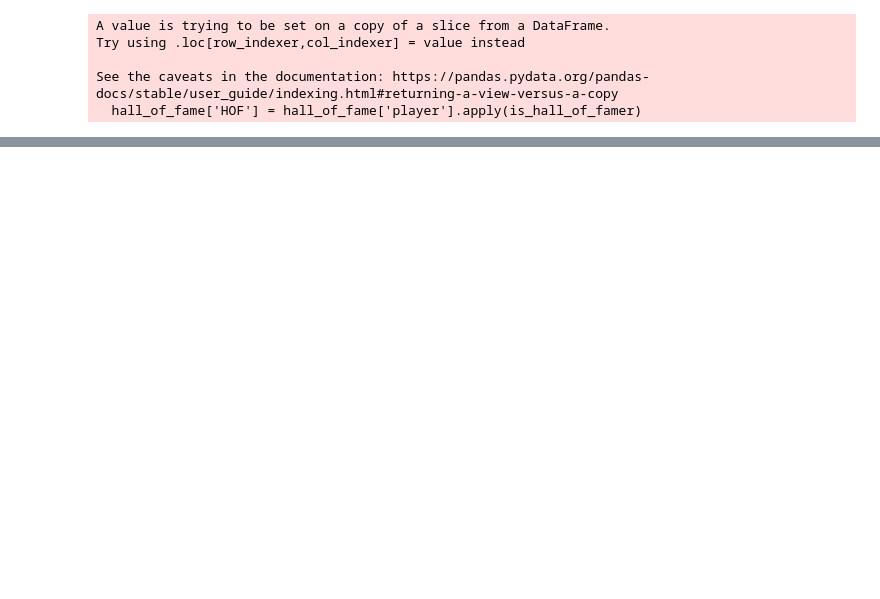
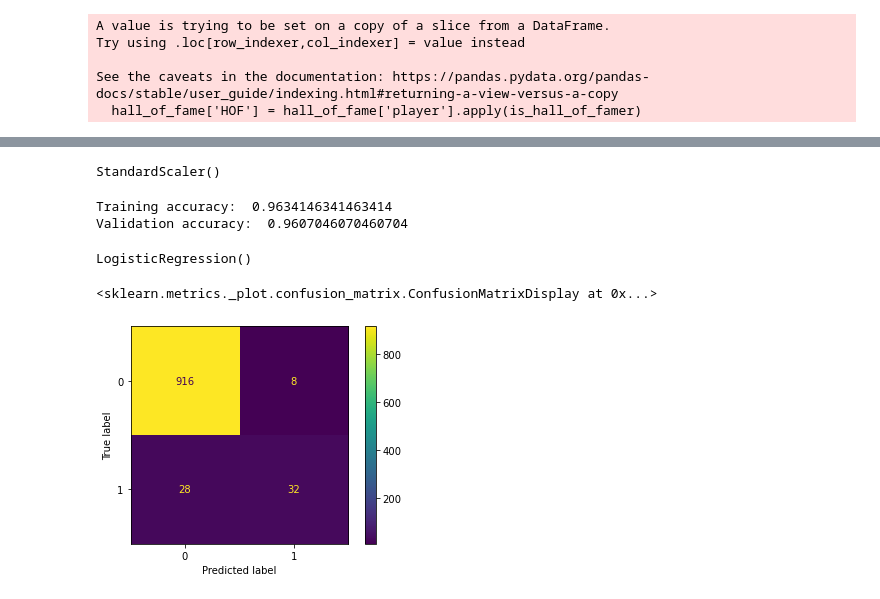
Before and after one commit to haydenj8/NBA_Project3, a Jupyter notebook: Project_Notebook_1.ipynb, the cells around one changed output, grey strips where cells are left out. Saved outputs shown, nothing was run; the diff lists cells and outputs as text; code cells hidden in the pictures; blank space fills up the shorter version.

Commit message:
working on models

```diff
--- a/Project_Notebook_1.ipynb
+++ b/Project_Notebook_1.ipynb
@@ -558,0 +555,11 @@ hall_of_fame
+# %%
+X_train_imputed = pd.DataFrame(imputer.transform(X_train), columns=X.columns)
+X_val_imputed = pd.DataFrame(imputer.transform(X_tr_val), columns=X.columns)
+# %%
+scaler = StandardScaler()
+scaler.fit(X_train)
+# %% [output]
+StandardScaler()
+# %%
+X_train_scaled = pd.DataFrame(scaler.transform(X_train_imputed), columns=X.columns)
+X_val_scaled = pd.DataFrame(scaler.transform(X_val_imputed), columns=X.columns)
@@ -558,0 +581,14 @@ hall_of_fame
+# %%
+logreg1 = LogisticRegression()
+# %%
+modeling_function(logreg1, X_train_scaled, y_train, X_val_scaled, y_tr_val)
+# %% [output]
+Training accuracy:  0.9634146341463414
+Validation accuracy:  0.9607046070460704
+LogisticRegression()
+# %%
+from sklearn.metrics import plot_confusion_matrix
+plot_confusion_matrix(logreg1, X_train_scaled, y_train)
+# %% [output]
+<sklearn.metrics._plot.confusion_matrix.ConfusionMatrixDisplay at 0x...>
+[figure, added]
```
Also changed, not shown: parts of 52 cells of this notebook.
